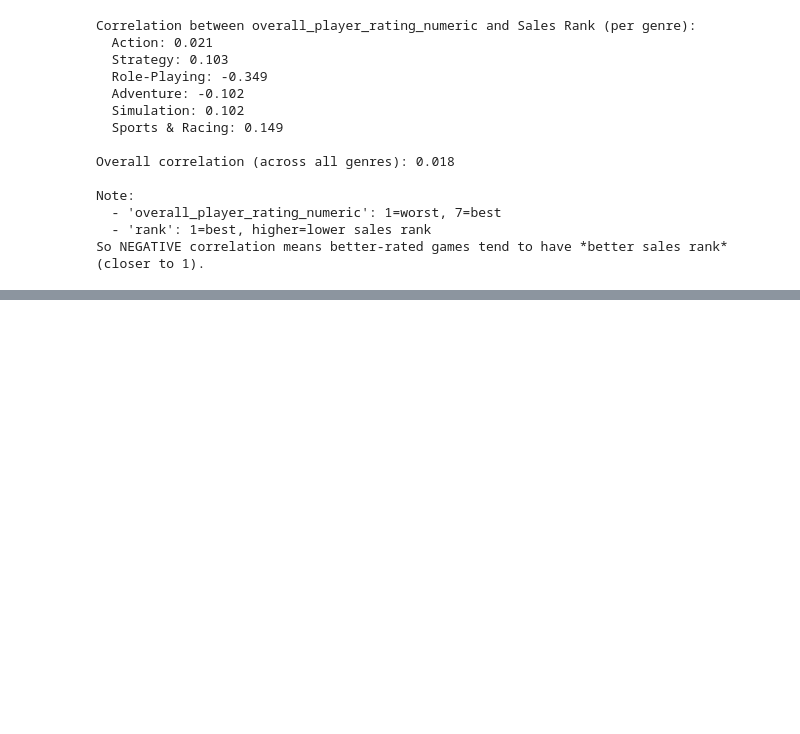
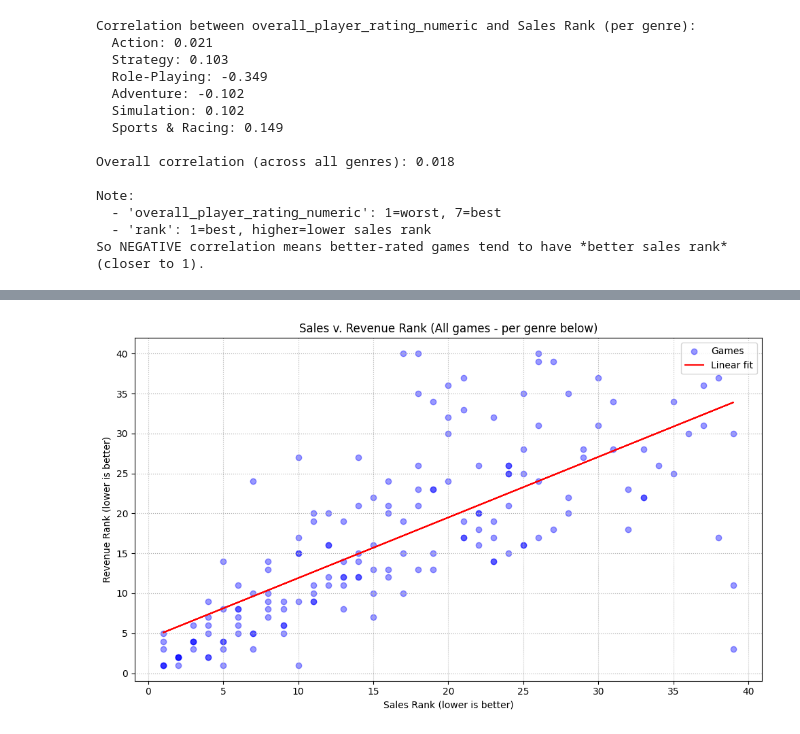
Before and after one commit to OfirBH/Steam_Final_Project, a Jupyter notebook: steam_final_project.ipynb, the cells around one changed output, grey strips where cells are left out. Drawn from its saved outputs; the diff is of its cells as text; code cells hidden in the pictures; blank space fills up the shorter version.

```diff
--- a/steam_final_project.ipynb
+++ b/steam_final_project.ipynb
@@ -2081,0 +2059,91 @@ plt.show()
+# %%
+# Additional analysis: correlation between Revenue and Sales ranks and scatterplot
+
+# We'll calculate the correlation between 'Sales' and 'Revenue' rank for each genre, as well as overall.
+
+# Ensure you have the necessary DataFrame: final_df or whichever is the merged/working DataFrame.
+# We'll pivot/reshape as needed.
+
+# Get only the rows for rank_type in ['Sales', 'Revenue'] and needed columns
+df_sr = final_df[final_df['rank_type'].isin(['Sales', 'Revenue'])][['game_name', 'genre', 'rank_type', 'rank']].copy()
+
+# Make sure duplicates are handled (as there might be multiple genre-rows per game)
+final_df.drop_duplicates(subset=['genre', 'game_name'], keep='first')
+# We'll use one entry per game_name, genre, rank_type. If duplicates, take the lowest rank.
+df_sr = df_sr.groupby(['game_name', 'genre', 'rank_type'], as_index=False)['rank'].min()
+
+# Pivot to get 'Sales' and 'Revenue' rank per (game_name, genre)
+sr_pivot = df_sr.pivot_table(index=['game_name', 'genre'], columns='rank_type', values='rank')
+
+# Remove any missing data pairs (where either rank is NaN)
+sr_corr_data = sr_pivot.dropna(subset=['Sales', 'Revenue'])
+
+# Calculate overall correlation between Sales and Revenue rank
+overall_sr_corr = sr_corr_data['Sales'].corr(sr_corr_data['Revenue'])
+
+print("Overall correlation between Sales rank and Revenue rank:", overall_sr_corr)
+
+# Now let's do this per major genre
+genre_corrs = {}
+for genre in sr_corr_data.index.get_level_values('genre').unique():
+    genre_df = sr_corr_data.loc[(slice(None), genre), :]
+    # genre_df may be a DataFrame or Series depending on # of games; ensure correct type
+    if isinstance(genre_df, pd.DataFrame):
+        if not genre_df.empty:
+            corr_val = genre_df['Sales'].corr(genre_df['Revenue'])
+            genre_corrs[genre] = corr_val
+    else:
+        genre_corrs[genre] = np.nan  # Not enough data
+
+print("\nCorrelation between Sales and Revenue rank by genre:")
+for g, v in genre_corrs.items():
+    print(f"{g:15}: {v:.3f}" if not pd.isna(v) else f"{g:15}: n/a")
+
+# Visualize with scatterplot
+plt.figure(figsize=(10,6))
+plt.scatter(sr_corr_data['Sales'], sr_corr_data['Revenue'], alpha=0.4, c='blue', label='Games')
+plt.xlabel('Sales Rank (lower is better)')
+plt.ylabel('Revenue Rank (lower is better)')
+plt.title("Sales v. Revenue Rank (All games - per genre below)")
+
+# Optional: Fit a regression line
+if len(sr_corr_data) > 1:
+    m, b = np.polyfit(sr_corr_data['Sales'], sr_corr_data['Revenue'], 1)
+    plt.plot(sr_corr_data['Sales'], m * sr_corr_data['Sales'] + b, color='red', label='Linear fit')
+
+plt.legend()
+plt.grid(True, linestyle=':')
+plt.tight_layout()
+plt.show()
+
+# --- Also plot per genre, if at least 10 games per genre ---
+for genre in genre_corrs:
+    g_games = sr_corr_data.loc[(slice(None), genre), :]
+    if isinstance(g_games, pd.DataFrame):
+        if len(g_games) >= 10:
+            plt.figure(figsize=(7,5))
+            plt.scatter(g_games['Sales'], g_games['Revenue'], alpha=0.5)
+            plt.xlabel('Sales Rank')
+            plt.ylabel('Revenue Rank')
+            plt.title(f'Sales vs. Revenue Rank: {genre} (Corr={genre_corrs[genre]:.2f})')
+            # Regression line
+            if len(g_games) > 1:
+                m, b = np.polyfit(g_games['Sales'], g_games['Revenue'], 1)
+                plt.plot(g_games['Sales'], m*g_games['Sales']+b, color='red')
+            plt.grid(True, linestyle=':')
+            plt.tight_layout()
+            plt.show()
+# If you're referring to the correlation value (shown in the plot title or `Corr=`) in the per-genre scatterplots:
+# The value used in the plot is calculated directly from the Sales and Revenue rank columns for that specific set of games within each genre.
+# In other words, the correlation shown in each subplot is the simple Pearson correlation between the Sales Rank and the Revenue Rank
+# for just the games of that genre that meet the filtering criteria (e.g., at least 10 games), NOT necessarily the same as
+# the previously computed 'genre_corrs' value displayed in the earlier summary.
+
+# The potential small differences come from:
+# - Data filtering: If you subset for "at least 10 games per genre", the correlation for this specific subset may differ slightly from
+#   the overall correlation for all the games in that genre (perhaps including small genres, or after excluding missing data).
+# - Method: Both use Pearson correlation, but if filters differ, so might the result.
+
+# To guarantee consistency between what is displayed in the title (Corr=) and your calculated correlation above,
+# you could directly use genre_corrs[genre] for the title, rather than recalculating on the fly.
+# %% [output]
@@ -2081,0 +2159 @@ plt.show()
+[figure, added]
```
Also changed, not shown: parts of 3 cells of this notebook.
